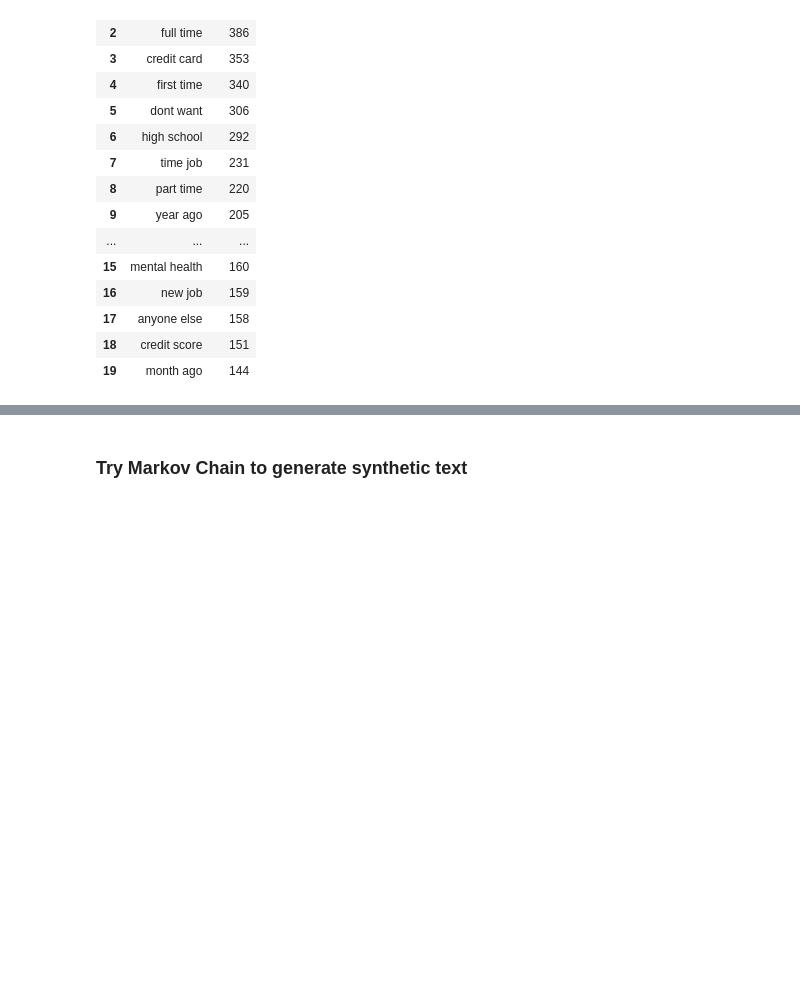
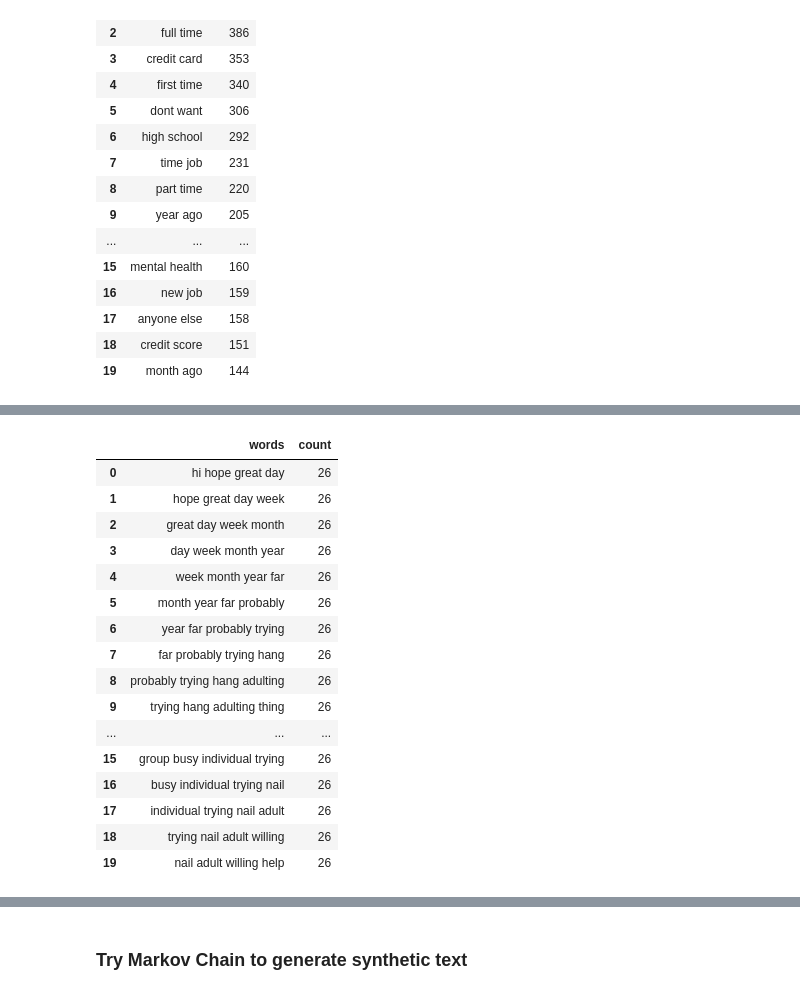
Before and after one commit to RyeInternational/Onomy, a Jupyter notebook: Reddit_Adult_freqcloud.ipynb, the cells around one changed output, grey strips where cells are left out. Drawn from its saved outputs; the diff is of its cells as text; code cells hidden in the pictures; blank space fills up the shorter version.

```diff
--- a/Reddit_Adult_freqcloud.ipynb
+++ b/Reddit_Adult_freqcloud.ipynb
@@ -340,0 +376,32 @@ plt.show()
+# %%
+from nltk.util import ngrams
+def count_4gram(text):
+    all_words = list(itertools.chain(*text.str.split()))
+    esBigrams = ngrams(all_words, 4)
+    counts = collections.Counter(esBigrams)
+    counts_df = pd.DataFrame(counts.most_common(100),
+                            columns=['words', 'count'])
+    dictionary4 = [' '.join(tup) for tup in counts_df.words]
+    counts_df.words=dictionary4
+
+    return counts_df
+counts_df4=count_4gram(df1['selftext'])
+counts_df4.head(20)
+# %% [output]
+|  | words | count |
+| 0 | hi hope great day | 26 |
+| 1 | hope great day week | 26 |
+| 2 | great day week month | 26 |
+| 3 | day week month year | 26 |
+| 4 | week month year far | 26 |
+| 5 | month year far probably | 26 |
+| 6 | year far probably trying | 26 |
+| 7 | far probably trying hang | 26 |
+| 8 | probably trying hang adulting | 26 |
+| 9 | trying hang adulting thing | 26 |
+| ... | ... | ... |
+| 15 | group busy individual trying | 26 |
+| 16 | busy individual trying nail | 26 |
+| 17 | individual trying nail adult | 26 |
+| 18 | trying nail adult willing | 26 |
+| 19 | nail adult willing help | 26 |
```
Also changed, not shown: parts of 9 cells of this notebook.
